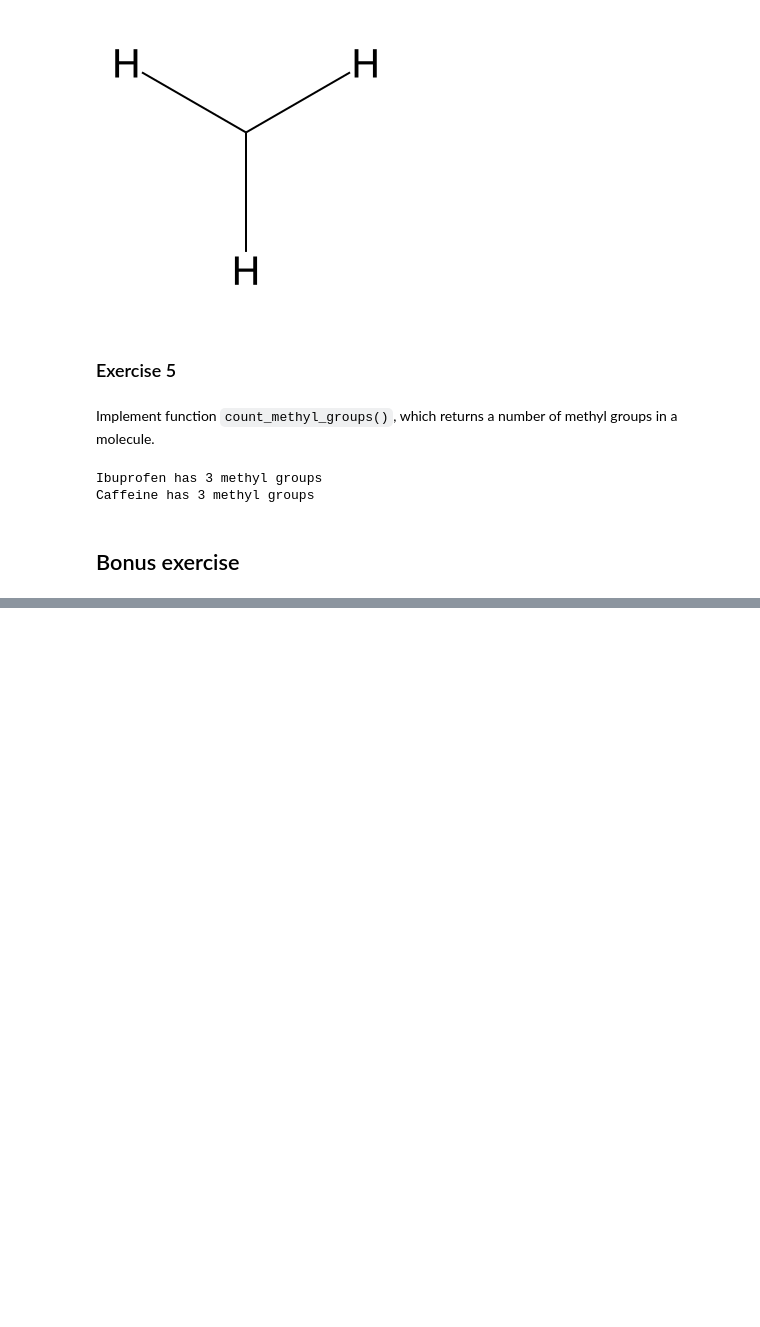
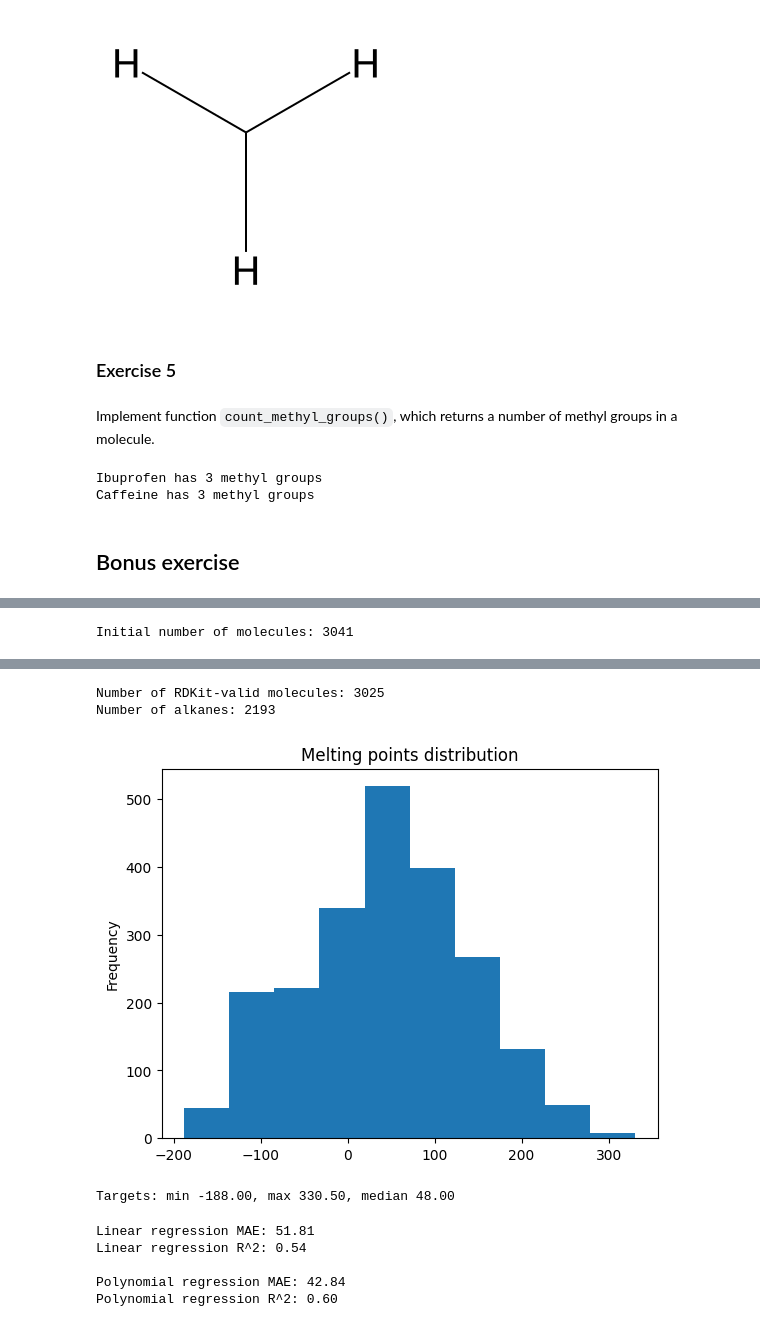
Before and after one commit to j-adamczyk/molecular_ml_workshops, a Jupyter notebook: 01_rdkit_intro_solution.ipynb, the cells around one changed output, grey strips where cells are left out. Drawn from its saved outputs; the diff is of its cells as text; code cells hidden in the pictures; blank space fills up the shorter version.

```diff
--- a/01_rdkit_intro_solution.ipynb
+++ b/01_rdkit_intro_solution.ipynb
@@ -381,0 +390,29 @@ Wiener index was originally used to predict melting point of alkanes (paraffins)
+# %%
+import matplotlib.pyplot as plt
+import numpy as np
+import pandas as pd
+from skfp.preprocessing import MolFromSmilesTransformer
+
+
+df = pd.read_excel("data/BradleyDoublePlusGoodMeltingPointDataset.xlsx")
+smiles_list = df["smiles"]
+y = df["mpC"]
+print("Initial number of molecules:", len(df))
+
+mols = [MolFromSmiles(smiles) for smiles in smiles_list]
+valid_mask = [mol is not None for mol in mols]
+mols = np.array(mols)[valid_mask]
+y = np.array(y)[valid_mask]
+print("Number of RDKit-valid molecules:", len(mols))
+
+alkane_smarts = MolFromSmarts("[CX4]")
+alkane_mask = [mol.HasSubstructMatch(alkane_smarts) for mol in mols]
+mols = mols[alkane_mask]
+y = y[alkane_mask]
+print("Number of alkanes:", len(mols))
+
+pd.Series(y).plot.hist(title="Melting points distribution")
+plt.show()
+print(f"Targets: min {y.min():.2f}, max {y.max():.2f}, median {np.median(y):.2f}")
+# %% [output]
+Initial number of molecules: 3041
@@ -381,0 +435,4 @@ Wiener index was originally used to predict melting point of alkanes (paraffins)
+Number of RDKit-valid molecules: 3025
+Number of alkanes: 2193
+[figure, added]
+Targets: min -188.00, max 330.50, median 48.00
@@ -381,0 +457,32 @@ Wiener index was originally used to predict melting point of alkanes (paraffins)
+# %%
+from sklearn.linear_model import LinearRegression
+from sklearn.metrics import (
+    mean_absolute_error,
+    r2_score,
+)
+from sklearn.model_selection import train_test_split
+from sklearn.pipeline import make_pipeline
+from sklearn.preprocessing import PolynomialFeatures
+
+
+X_train, X_test, y_train, y_test = train_test_split(X, y, test_size=0.25, random_state=0)
+
+lin_reg = LinearRegression()
+lin_reg.fit(X_train, y_train)
+y_pred = lin_reg.predict(X_test)
+print(f"Linear regression MAE: {mean_absolute_error(y_test, y_pred):.2f}")
+print(f"Linear regression R^2: {r2_score(y_test, y_pred):.2f}")
+
+print()
+
+poly_reg = make_pipeline(PolynomialFeatures(degree=3), LinearRegression())
+poly_reg.fit(X_train, y_train)
+y_pred = poly_reg.predict(X_test)
+print(f"Polynomial regression MAE: {mean_absolute_error(y_test, y_pred):.2f}")
+print(f"Polynomial regression R^2: {r2_score(y_test, y_pred):.2f}")
+# %% [output]
+Linear regression MAE: 51.81
+Linear regression R^2: 0.54
+
+Polynomial regression MAE: 42.84
+Polynomial regression R^2: 0.60
```
Also changed, not shown: parts of 4 cells of this notebook, 1 other file.
